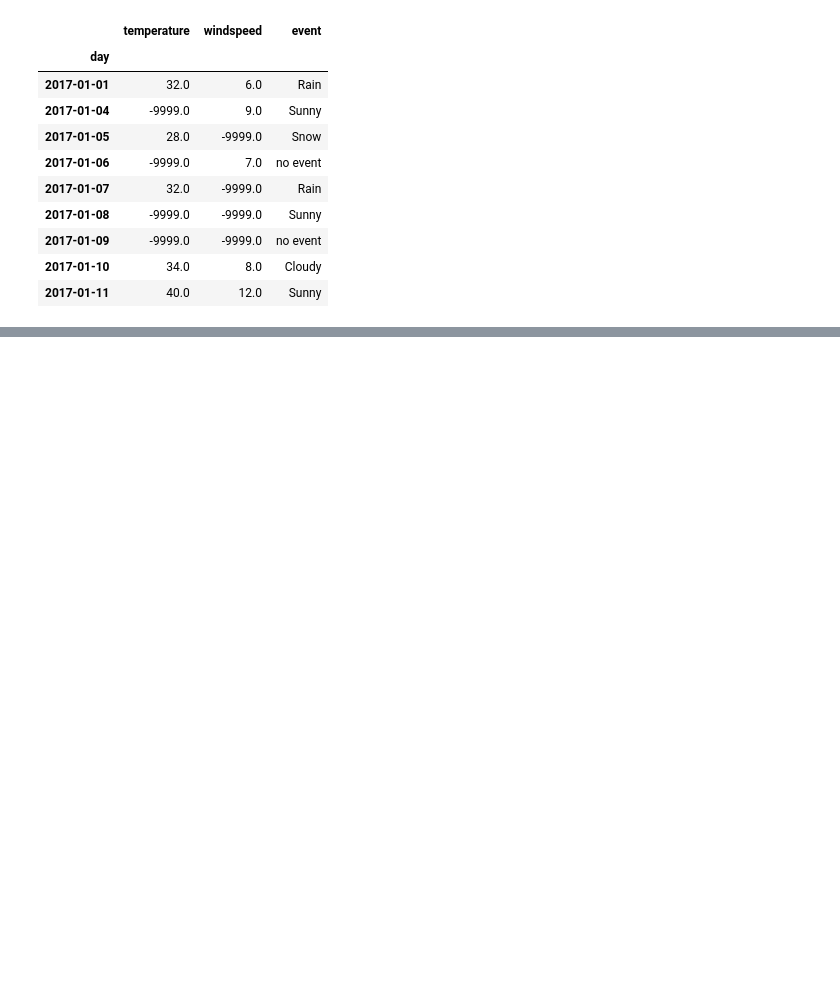
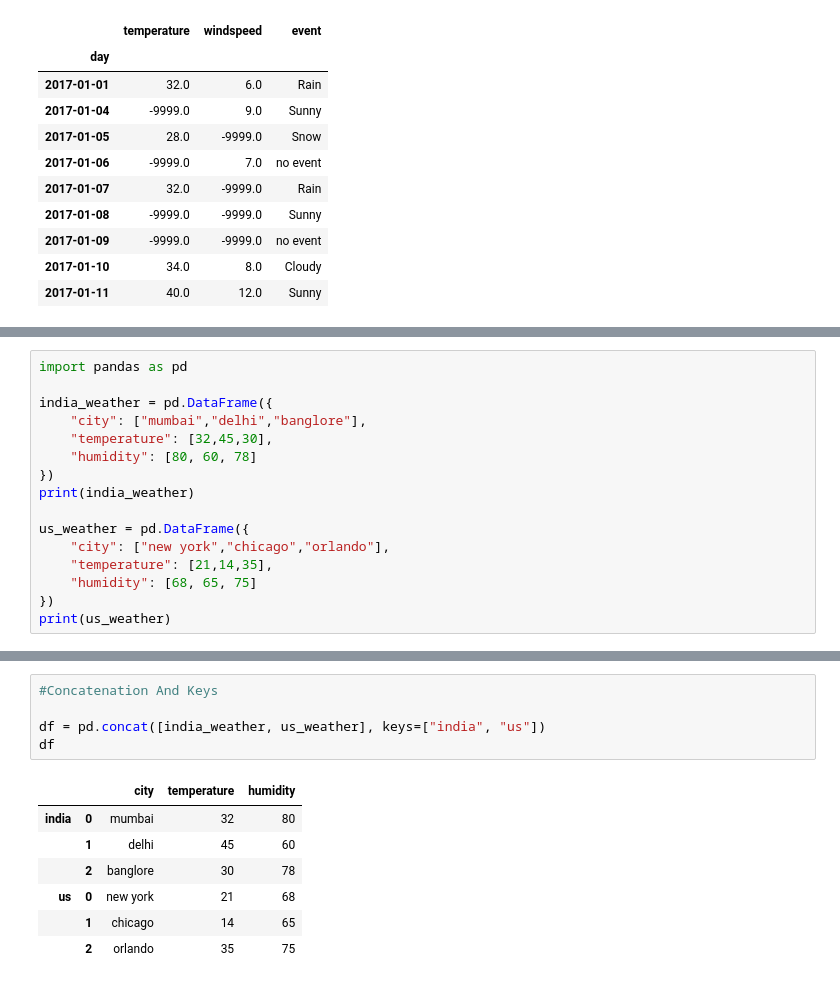
Before and after one commit to singammanasvi9440/Data_Analysis, a Jupyter notebook: Pandas.ipynb, the cells around one changed output, grey strips where cells are left out. Drawn from its saved outputs; the diff is of its cells as text; blank space fills up the shorter version.

```diff
--- a/Pandas.ipynb
+++ b/Pandas.ipynb
@@ -395,0 +452,16 @@ new_df
+# %%
+import pandas as pd
+
+india_weather = pd.DataFrame({
+    "city": ["mumbai","delhi","banglore"],
+    "temperature": [32,45,30],
+    "humidity": [80, 60, 78]
+})
+print(india_weather)
+
+us_weather = pd.DataFrame({
+    "city": ["new york","chicago","orlando"],
+    "temperature": [21,14,35],
+    "humidity": [68, 65, 75]
+})
+print(us_weather)
@@ -395,0 +501,13 @@ new_df
+# %%
+#Concatenation And Keys
+
+df = pd.concat([india_weather, us_weather], keys=["india", "us"])
+df
+# %% [output]
+|  |  | city | temperature | humidity |
+| india | 0 | mumbai | 32 | 80 |
+|  | 1 | delhi | 45 | 60 |
+|  | 2 | banglore | 30 | 78 |
+| us | 0 | new york | 21 | 68 |
+|  | 1 | chicago | 14 | 65 |
+|  | 2 | orlando | 35 | 75 |
```
Also changed, not shown: parts of 10 cells of this notebook.
